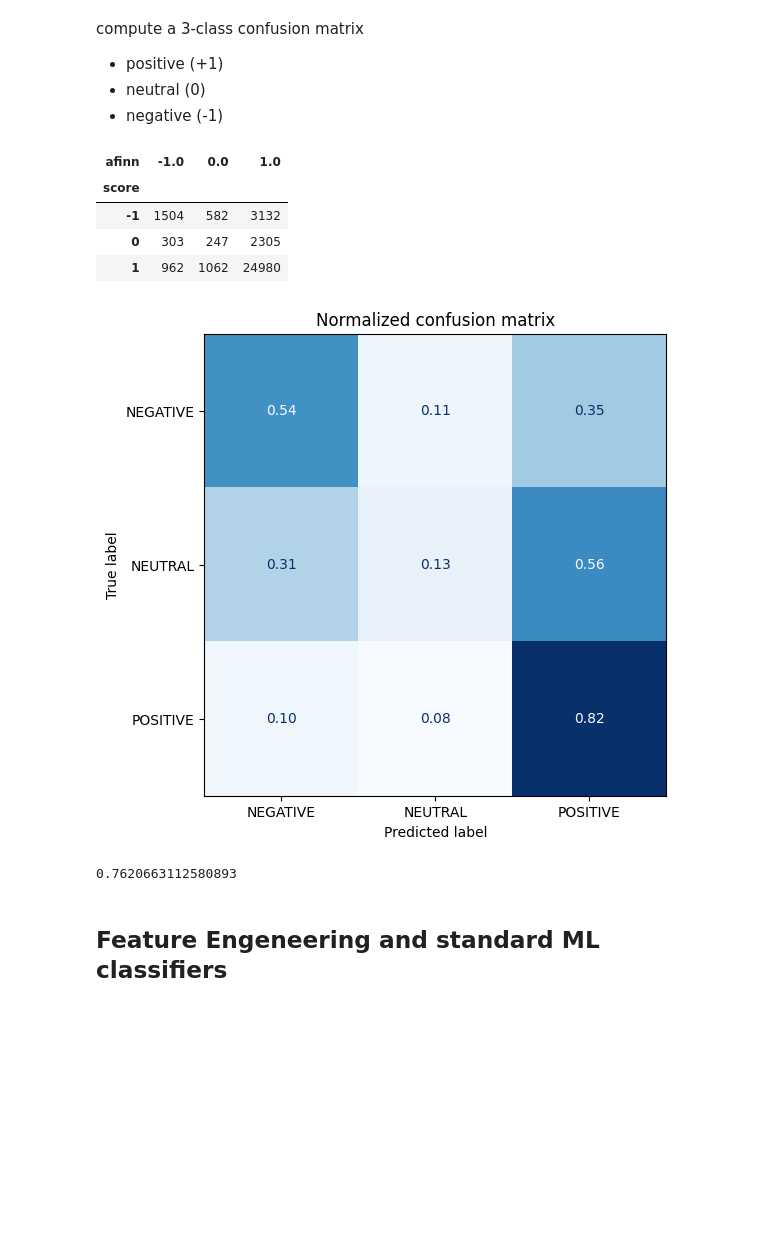
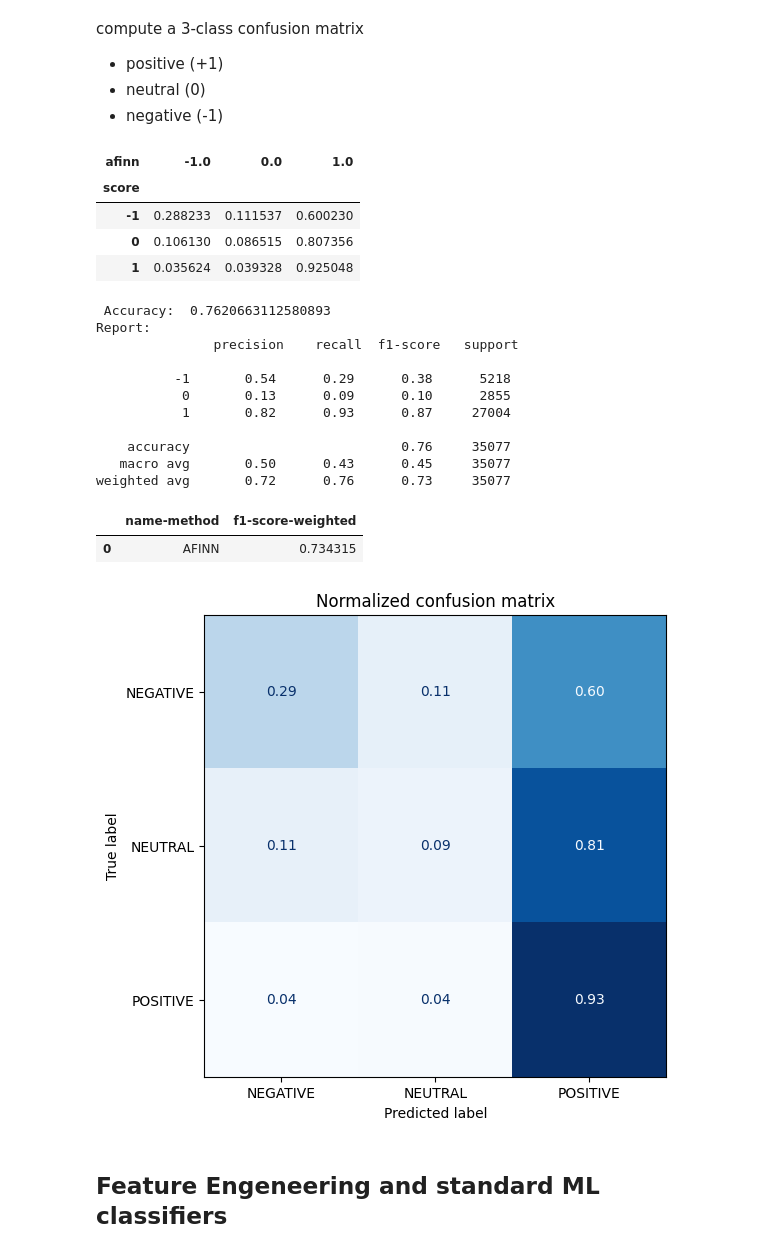
Before and after one commit to MarioAvolio/Amazon-Fine-Foods-reviews-Transformers-Text-Classification, a Jupyter notebook: Amazon_Fine_Food_Review_Text_Classification_with_Standard_approaches.ipynb, the cells around one changed output. Cells and saved outputs as stored; diff of their text form; code cells hidden in the pictures; blank space fills up the shorter version.

```diff
--- a/Amazon_Fine_Food_Review_Text_Classification_with_Standard_approaches.ipynb
+++ b/Amazon_Fine_Food_Review_Text_Classification_with_Standard_approaches.ipynb
@@ -38,8 +39,32 @@ score_to_sentiment = {
     2: "POSITIVE"
 }
 # %%
-def plot_confusion_matrix(y_preds, y_true):
-  cm = confusion_matrix(y_true, y_preds, normalize="true")
+from sklearn.metrics import f1_score
+
+def analisys(y_true, y_pred, name):
+  '''
+  y_true, y_pred
+  '''
+  print("\n Accuracy: ", accuracy_score(y_true, y_pred))
+  print("Report: \n",classification_report(y_true, y_pred))
+  f1_val = f1_score(y_true, y_pred, average='weighted')
+  new_row = {'name-method':name, 'f1-score-weighted':f1_val}
+
+  f1_data = pd.read_csv(PATH_PROJ+"f1_data.csv")
+  if (f1_data["name-method"]==name).any():
+    print("early added!")
+  else:
+    f1_data = f1_data.append(new_row, ignore_index=True)
+  display(f1_data)
+  f1_data.to_csv(PATH_PROJ+"f1_data.csv", index=False)
+  plot_confusion_matrix(y_true, y_pred)
+
+
+def plot_confusion_matrix(y_true, y_pred):
+  '''
+  y_true, y_pred
+  '''
+  cm = confusion_matrix(y_true, y_pred, normalize="true")
   fig, ax = plt.subplots(figsize=(6, 6))
   disp = ConfusionMatrixDisplay(confusion_matrix=cm, display_labels=[score_to_sentiment[x] for x in range(NUM_CLASSES)])
   disp.plot(cmap="Blues", values_format=".2f", ax=ax, colorbar=False)
@@ -227,24 +249,32 @@ compute a 3-class confusion matrix
 # %%
 # Compute 3-class confusion matrix
 confusion = pd.crosstab(np.sign(df.score - 1),
-                        np.sign(df.afinn))
+                        np.sign(df.afinn), normalize="index"
+                        )
 confusion
 # %% [output]
 | afinn | -1.0 | 0.0 | 1.0 |
 | score |  |  |  |
-| -1 | 1504 | 582 | 3132 |
-| 0 | 303 | 247 | 2305 |
-| 1 | 962 | 1062 | 24980 |
+| -1 | 0.288233 | 0.111537 | 0.600230 |
+| 0 | 0.106130 | 0.086515 | 0.807356 |
+| 1 | 0.035624 | 0.039328 | 0.925048 |
 # %%
-
-plot_confusion_matrix(np.sign(df.score - 1), np.sign(df.afinn))
+analisys(np.sign(df.score - 1), np.sign(df.afinn), name="AFINN") # y_true, y_pred
 # %% [output]
+ Accuracy:  0.7620663112580893
+Report:
+               precision    recall  f1-score   support
+
+          -1       0.54      0.29      0.38      5218
+           0       0.13      0.09      0.10      2855
+           1       0.82      0.93      0.87     27004
+
+    accuracy                           0.76     35077
+   macro avg       0.50      0.43      0.45     35077
+weighted avg       0.72      0.76      0.73     35077
+|  | name-method | f1-score-weighted |
+| 0 | AFINN | 0.734315 |
-[figure, old version]
+[figure, new version]
-# %%
-accuracy_3_class = np.sum(np.diag(confusion)) / np.sum(confusion.values)
-accuracy_3_class
-# %% [output]
-0.7620663112580893
 # %% [markdown]
 ## Feature Engeneering and standard ML classifiers
 # %%
```
Also changed, not shown: parts of 38 cells of this notebook.
